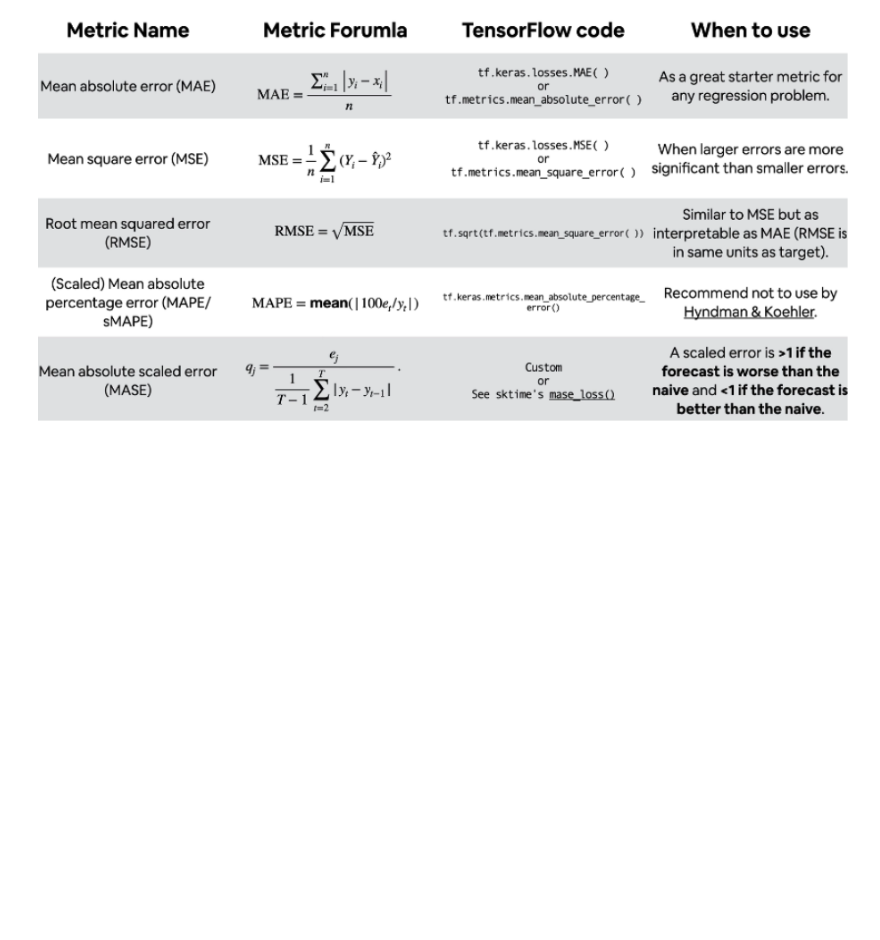
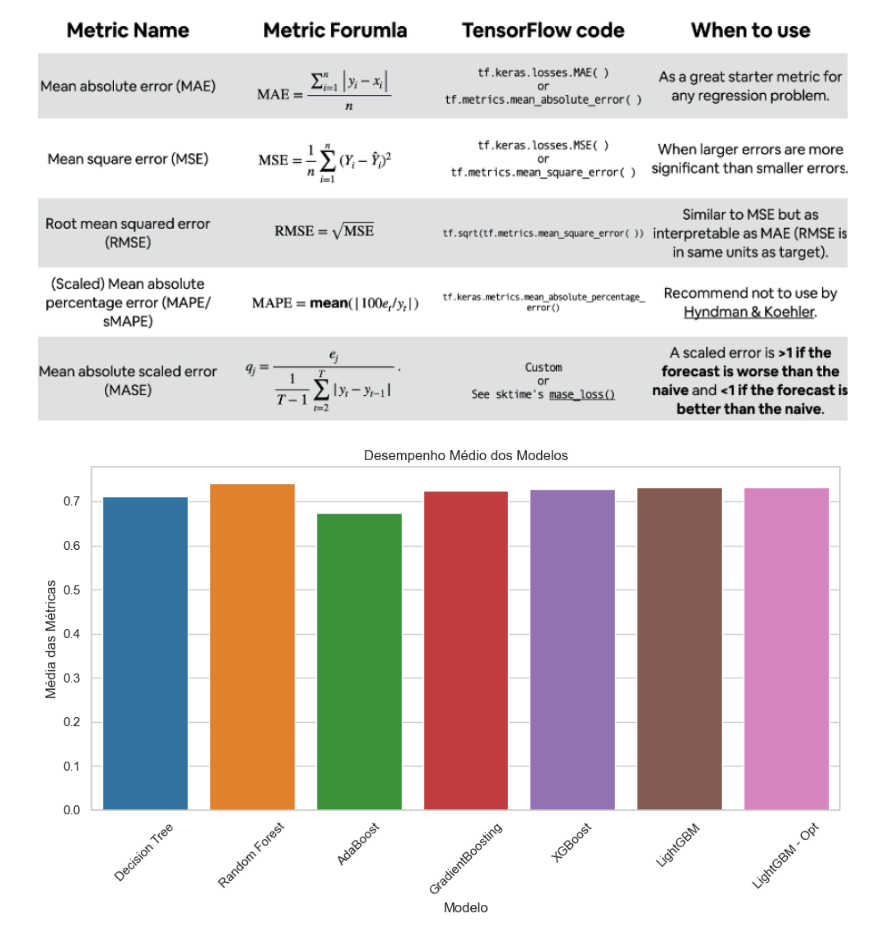
Before and after one commit to jaisson-italo/ds_salary_machine_learning_I, a Jupyter notebook: projeto_ml.ipynb, the cells around one changed output. Drawn from its saved outputs; the diff is of its cells as text; code cells hidden in the pictures; blank space fills up the shorter version.

Commit message:
Desempenho Médio dos Modelos

```diff
--- a/projeto_ml.ipynb
+++ b/projeto_ml.ipynb
@@ -1296,3 +1296,16 @@ media             0.740624
 Name: 1, dtype: object
 # %% [markdown]
 ![image.png](attachment:image.png)
+# %%
+plt.figure(figsize=(10, 6))
+
+sns.barplot(data=metricas_df, x='modelo', y='media', palette='tab10')
+
+plt.xticks(rotation=45)
+plt.xlabel("Modelo")
+plt.ylabel("Média das Métricas")
+plt.title("Desempenho Médio dos Modelos")
+plt.tight_layout()
+plt.show()
+# %% [output]
+[figure, added]
```
